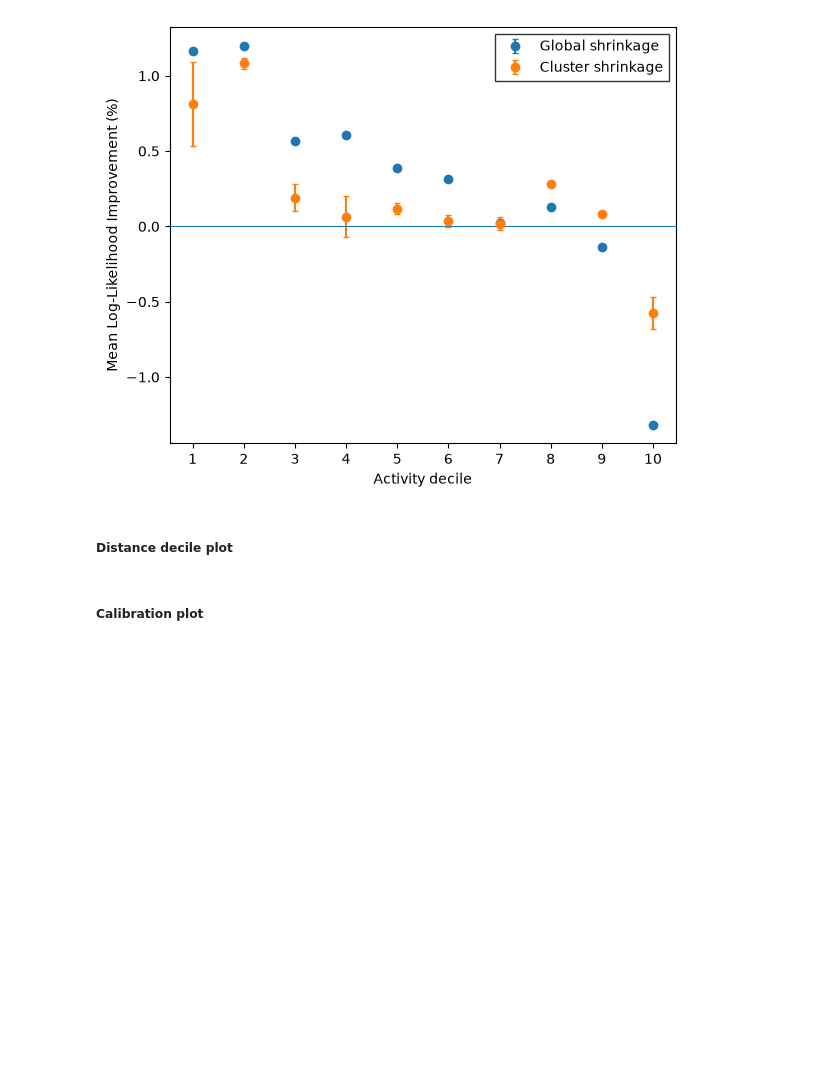
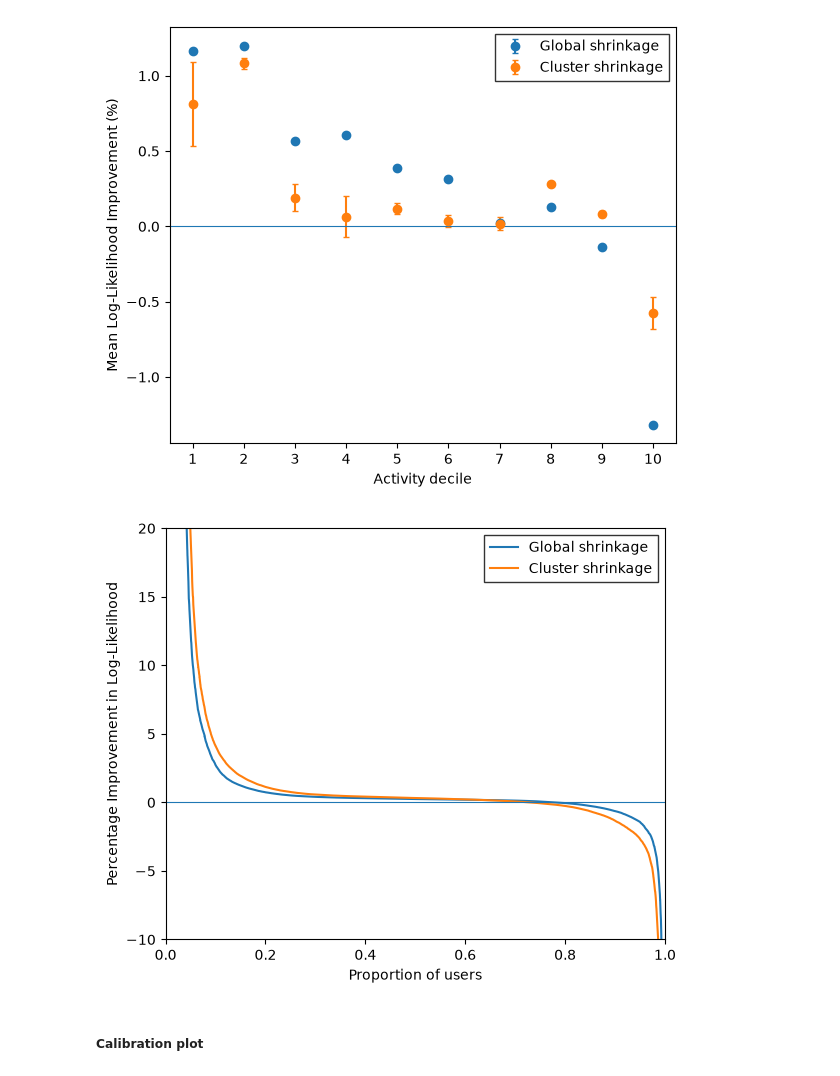
Before and after one commit to adam-broomhead/cybersecurity_thesis, a Jupyter notebook: notebooks/Pipeline_py/203_results_analysis.ipynb, the cells around one changed output. Cells and saved outputs as stored; diff of their text form; code cells hidden in the pictures; blank space fills up the shorter version.

```diff
--- a/notebooks/Pipeline_py/203_results_analysis.ipynb
+++ b/notebooks/Pipeline_py/203_results_analysis.ipynb
@@ -157,5 +159,3 @@ fig.savefig(f'{outputs_dir}/activity_decile_relative.pdf', bbox_inches='tight',
 plt.show()
 # %% [output]
 [figure]
-# %% [markdown]
-##### Distance decile plot
@@ -172,3 +162,10 @@ plt.show()
+# %%
+user_pct_ll_improvement = l.load_results(ut.results_dir, 'user_pct_ll_improvement')
+fig, ax = m.plot_user_pct_ll_improvemet(user_improvements=user_pct_ll_improvement)
+# fig.savefig(f'{outputs_dir}/user_pct_ll_improvement.pdf', bbox_inches='tight', pad_inches=0.02)
+plt.show()
+# %% [output]
+[figure, added]
 # %% [markdown]
 ##### Calibration plot
 # %%
```
Also changed, not shown: parts of 19 cells of this notebook, 3 other files.
